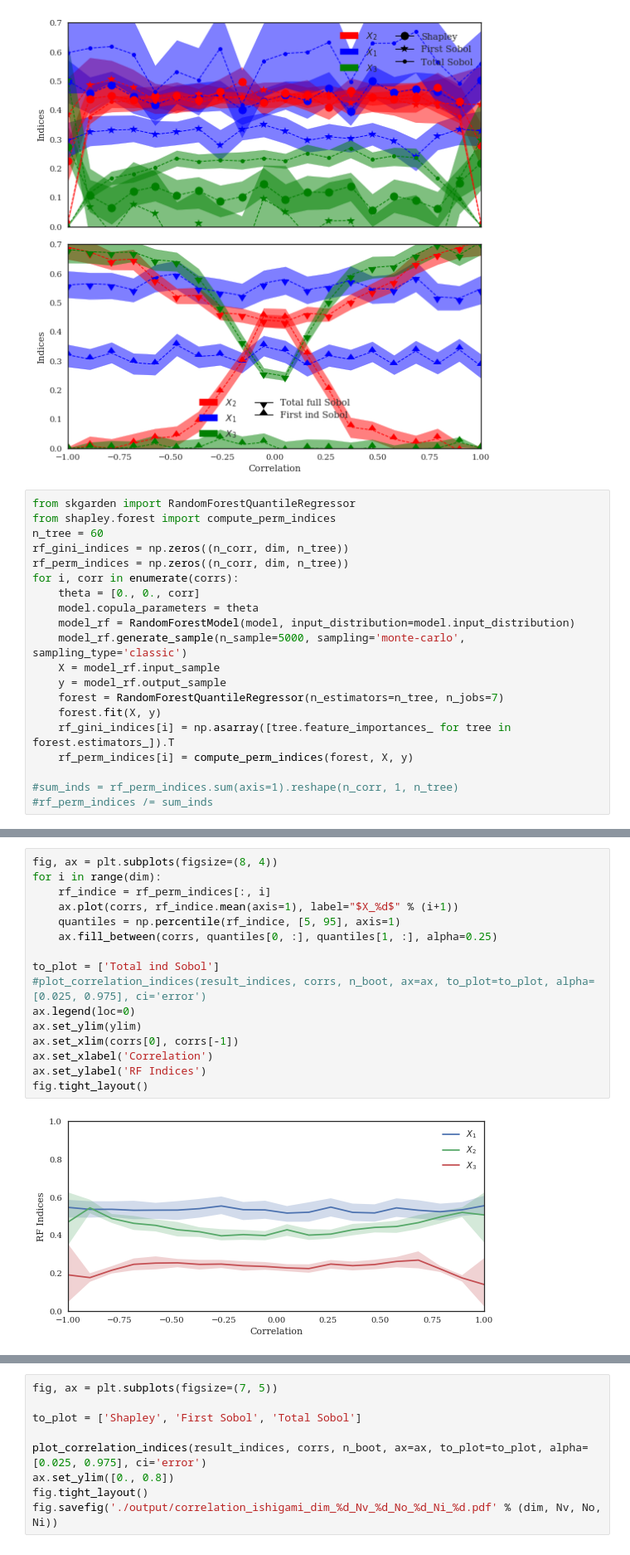
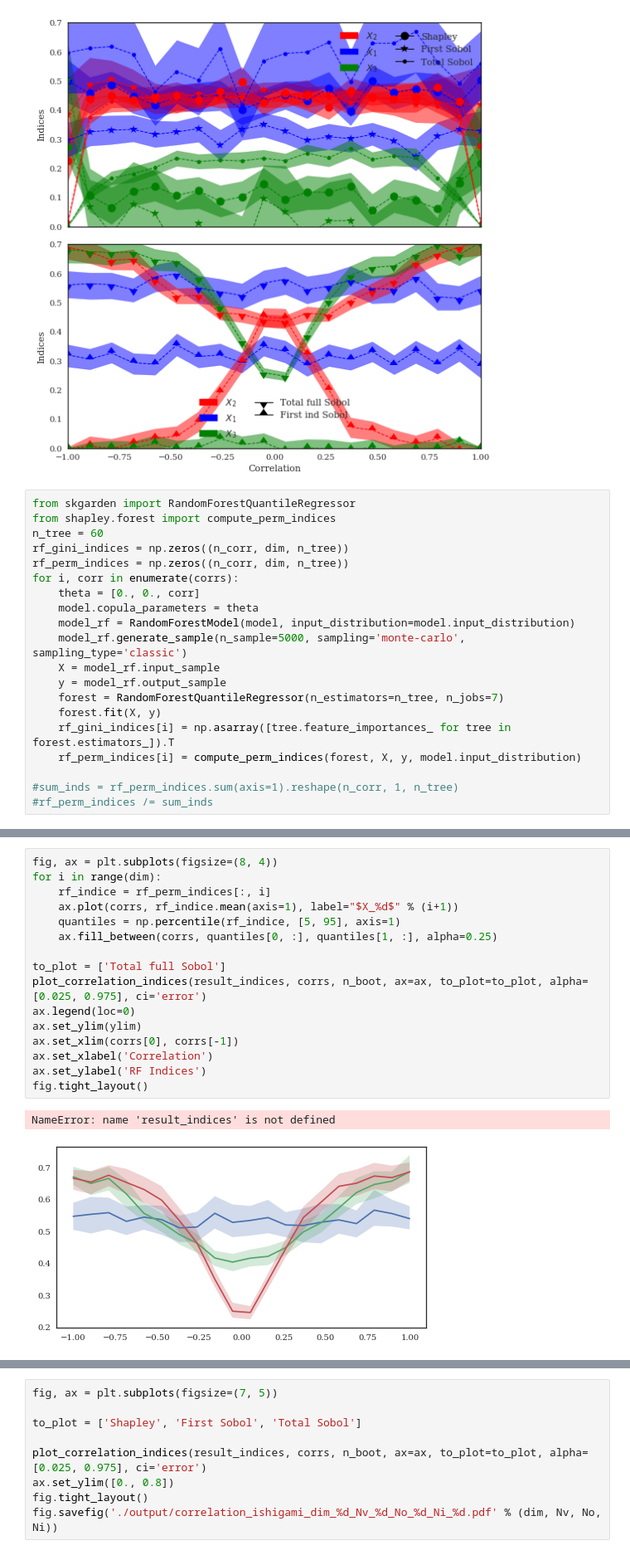
Before and after one commit to josephmure/otshapley, a Jupyter notebook: examples/correlation/ishigami-correlation.ipynb, the cells around one changed output, grey strips where cells are left out. Shown at 83% size. Drawn from its saved outputs; the diff is of its cells as text.

```diff
--- a/examples/correlation/ishigami-correlation.ipynb
+++ b/examples/correlation/ishigami-correlation.ipynb
@@ -170,7 +170,7 @@ for i, corr in enumerate(corrs):
     forest = RandomForestQuantileRegressor(n_estimators=n_tree, n_jobs=7)
     forest.fit(X, y)
     rf_gini_indices[i] = np.asarray([tree.feature_importances_ for tree in forest.estimators_]).T
-    rf_perm_indices[i] = compute_perm_indices(forest, X, y)
+    rf_perm_indices[i] = compute_perm_indices(forest, X, y, model.input_distribution)
 
 #sum_inds = rf_perm_indices.sum(axis=1).reshape(n_corr, 1, n_tree)
 #rf_perm_indices /= sum_inds
@@ -186,21 +186,22 @@ for indices in [rf_gini_indices, rf_perm_indices]:
 # %%
 fig, ax = plt.subplots(figsize=(8, 4))
 for i in range(dim):
     rf_indice = rf_perm_indices[:, i]
     ax.plot(corrs, rf_indice.mean(axis=1), label="$X_%d$" % (i+1))
     quantiles = np.percentile(rf_indice, [5, 95], axis=1)
     ax.fill_between(corrs, quantiles[0, :], quantiles[1, :], alpha=0.25)
 
-to_plot = ['Total ind Sobol']
-#plot_correlation_indices(result_indices, corrs, n_boot, ax=ax, to_plot=to_plot, alpha=[0.025, 0.975], ci='error')
+to_plot = ['Total full Sobol']
+plot_correlation_indices(result_indices, corrs, n_boot, ax=ax, to_plot=to_plot, alpha=[0.025, 0.975], ci='error')
 ax.legend(loc=0)
 ax.set_ylim(ylim)
 ax.set_xlim(corrs[0], corrs[-1])
 ax.set_xlabel('Correlation')
 ax.set_ylabel('RF Indices')
 fig.tight_layout()
 # %% [output]
+NameError: name 'result_indices' is not defined
-[figure, old version]
+[figure, new version]
 # %%
 fig, ax = plt.subplots(figsize=(8, 4))
 for i in range(dim):
```
Also changed, not shown: parts of 2 cells of this notebook, 5 other files.
